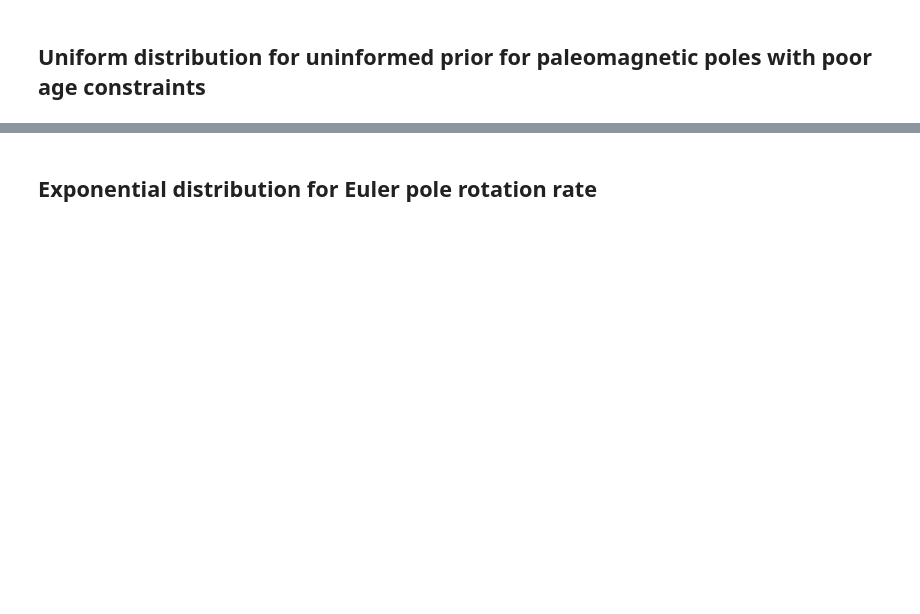
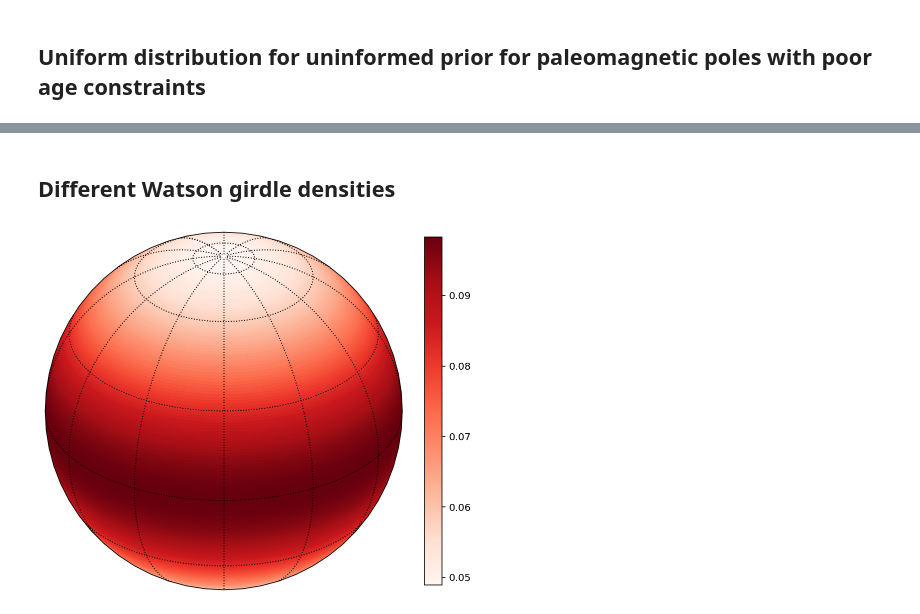
Before and after one commit to Swanson-Hysell-Group/Bayesian_PEP_inversion, a Jupyter notebook: PEP_distributions.ipynb, the cells around one changed output, grey strips where cells are left out. Cells and saved outputs as stored; diff of their text form; code cells hidden in the pictures; blank space fills up the shorter version.

Commit message:
update PEP_distributions with variable Watson girdle Kw

```diff
--- a/PEP_distributions.ipynb
+++ b/PEP_distributions.ipynb
@@ -243,2 +245,29 @@ with pm.Model():
 # %% [markdown]
-## Exponential distribution for Euler pole rotation rate
+## Different Watson girdle densities
+# %%
+with pm.Model() as model:
+    lon = 0.
+    lat = 90.
+    k = -0.7
+    WG = pep.Watson_Girdle('WG', lon_lat = [lon, lat], k = k, testval = np.array([1., 0.]), shape = 2)
+    data = np.array([WG.random() for i in range(100)])
+
+    for i, this_lat in enumerate(reg_lat):
+        for j, this_lon in enumerate(reg_lon):
+            watson_vals[i,j] = np.exp(girdle_logp([lon, lat], k, [this_lon,this_lat]))
+
+    phi = data[:,0]
+    theta = data[:,1]
+
+    vmin_2 = np.percentile(watson_vals,2)
+    vmax_98 = np.percentile(watson_vals,98)
+
+    ax = ipmag.make_orthographic_map(lon-30, lat-60)
+    c = ax.pcolormesh(mesh_lon, mesh_lat, watson_vals,  transform=ccrs.PlateCarree(), cmap='Reds', rasterized=True, vmin=vmin_2, vmax=vmax_98)
+    fig.colorbar(c, ax=ax, shrink=0.8)
+
+    #ax.scatter(phi, theta,  color = 'grey', marker = 'o', edgecolor='grey', alpha = 1, transform=ccrs.PlateCarree() )
+    plt.savefig('code_output/Euler_girdle_distribution_0_7.png',bbox_inches='tight', dpi=300)
+    plt.show()
+# %% [output]
+[figure, added]
```
Also changed, not shown: parts of 7 cells of this notebook, 4 other files.
